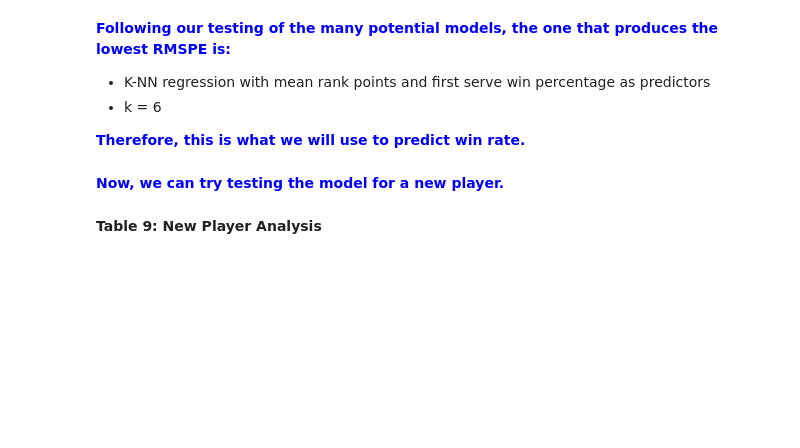
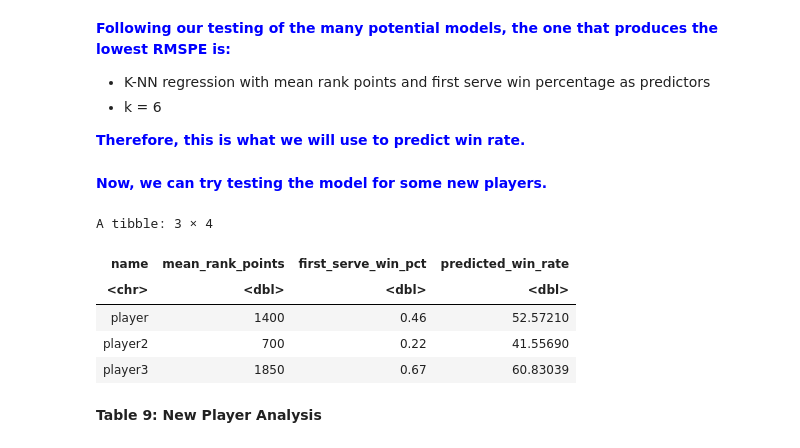
Before and after one commit to SimonYYL/DSCI_100_group19_group_project, a Jupyter notebook: Group_19_Final_Report.ipynb, the cells around one changed output. Saved outputs shown, nothing was run; the diff lists cells and outputs as text; code cells hidden in the pictures; blank space fills up the shorter version.

Commit message:
added more players to test

```diff
--- a/Group_19_Final_Report.ipynb
+++ b/Group_19_Final_Report.ipynb
@@ -452,15 +600,22 @@ tennis_fit_final <- workflow() %>%
     add_model(tennis_model_final) %>%
     fit(data = player_train)
 # %% [markdown]
-<span style="color:blue"> **Now, we can try testing the model for a new player.** </span>
+<span style="color:blue"> **Now, we can try testing the model for some new players.** </span>
 # %%
-new_player <- tibble(mean_rank_points = 1400, first_serve_win_pct = 0.46, age = 29)
+new_players <- tibble(name = c("player", "player2", "player3"), mean_rank_points = c(1400, 700, 1850), first_serve_win_pct = c(0.46, 0.22, 0.67))
 
-prediction <- predict(tennis_fit_final, new_player) %>%
-    bind_cols(new_player) %>%
+prediction <- predict(tennis_fit_final, new_players)
+full_table <- bind_cols(new_players, prediction) %>%
     rename(predicted_win_rate = .pred)
 
-prediction
+full_table
+# %% [output]
+A tibble: 3 × 4
+| name | mean_rank_points | first_serve_win_pct | predicted_win_rate |
+| <chr> | <dbl> | <dbl> | <dbl> |
+| player | 1400 | 0.46 | 52.57210 |
+| player2 | 700 | 0.22 | 41.55690 |
+| player3 | 1850 | 0.67 | 60.83039 |
 # %% [markdown]
 **Table 9: New Player Analysis**
 # %% [markdown]
```
Also changed, not shown: parts of 13 cells of this notebook.
